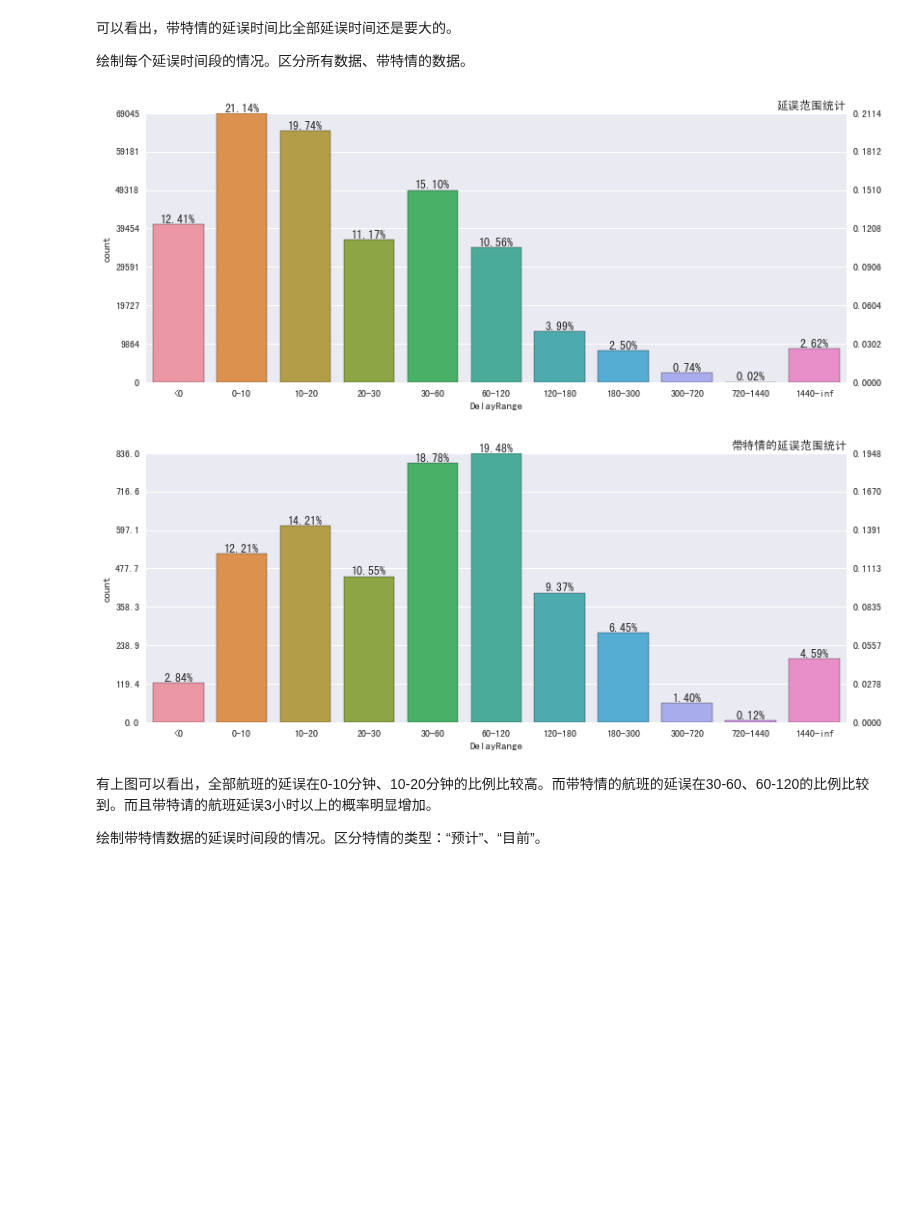
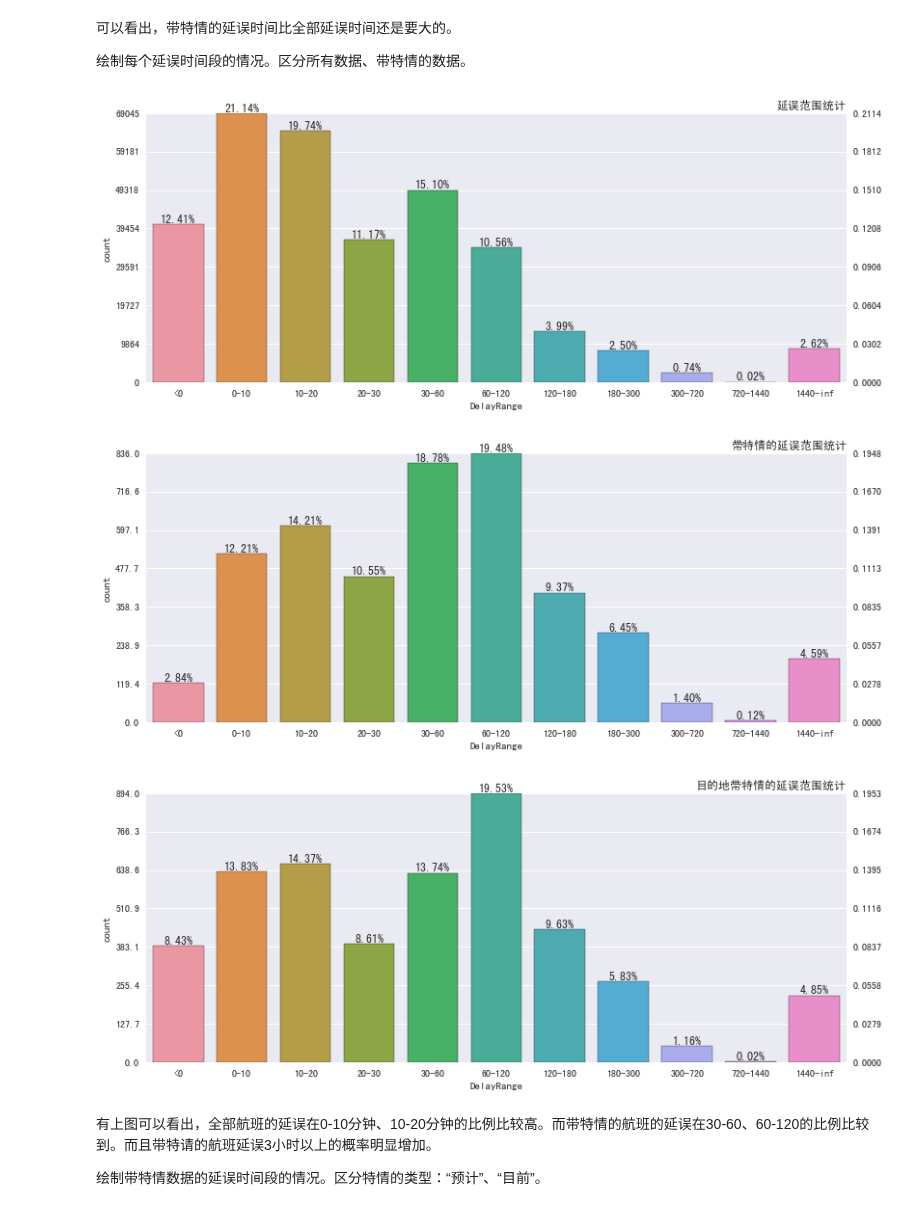
Before and after one commit to coder-ss/ml-learn, a Jupyter notebook: competition/ctrip-fight/exporing.ipynb, the cells around one changed output. Saved outputs shown, nothing was run; the diff lists cells and outputs as text; code cells hidden in the pictures; blank space fills up the shorter version.

```diff
--- a/competition/ctrip-fight/exporing.ipynb
+++ b/competition/ctrip-fight/exporing.ipynb
@@ -214,32 +244,34 @@ g.xaxis.set_major_locator(ticker.LinearLocator(25))
 # %%
 def plot_count_and_percentage(data, title='', t=8):
     plt.figure(figsize=(13, 5))
     g = sns.countplot(data)
     ncount = len(data)
     max_y = 0
 
     for p in g.patches:
         x = p.get_bbox().get_points()[:,0]
         y = p.get_bbox().get_points()[1,1]
         max_y = max_y if max_y >= y else y
         g.annotate('{:.2f}%'.format(100.*y/ncount), (x.mean(), y), ha='center', va='bottom') # set the alignment of the text
 
     if title != '':
         g.set_title(title, loc='right')
 
     g.set_ylim(0, max_y)
     g.yaxis.set_major_locator(ticker.LinearLocator(t))
 
     g2 = g.twinx()
     g2.grid(None)
     g2.set_ylim(0, max_y/ncount)
     g2.yaxis.set_major_locator(ticker.LinearLocator(t))
 
 plot_count_and_percentage(train_1705['DelayRange'], '延误范围统计')
-plot_count_and_percentage(train_1705.loc[train_1705['IsSpecial'] == True, 'DelayRange'], '带特情的延误范围统计')
+plot_count_and_percentage(train_1705.loc[train_1705['Special'] == True, 'DelayRange'], '带特情的延误范围统计')
+plot_count_and_percentage(train_1705.loc[train_1705['ASpecial'] == True, 'DelayRange'], '目的地带特情的延误范围统计')
 # %% [output]
 [figure]
 [figure]
+[figure, added]
 # %% [markdown]
 有上图可以看出，全部航班的延误在0-10分钟、10-20分钟的比例比较高。而带特情的航班的延误在30-60、60-120的比例比较到。而且带特请的航班延误3小时以上的概率明显增加。
 
```
Also changed, not shown: parts of 12 cells of this notebook, 3 other files.
